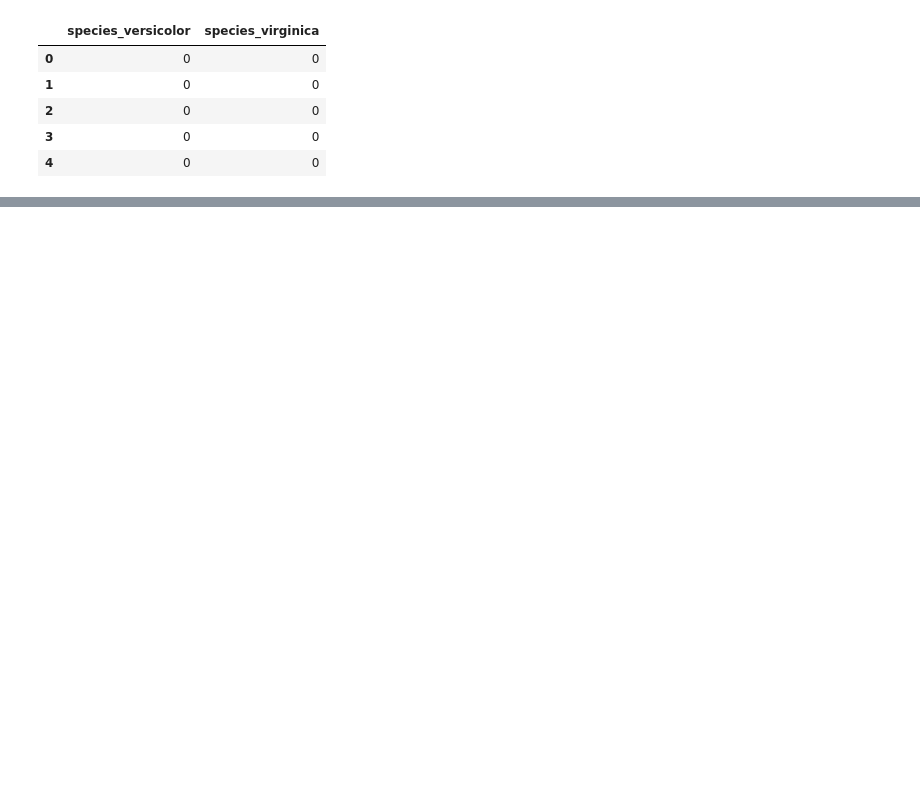
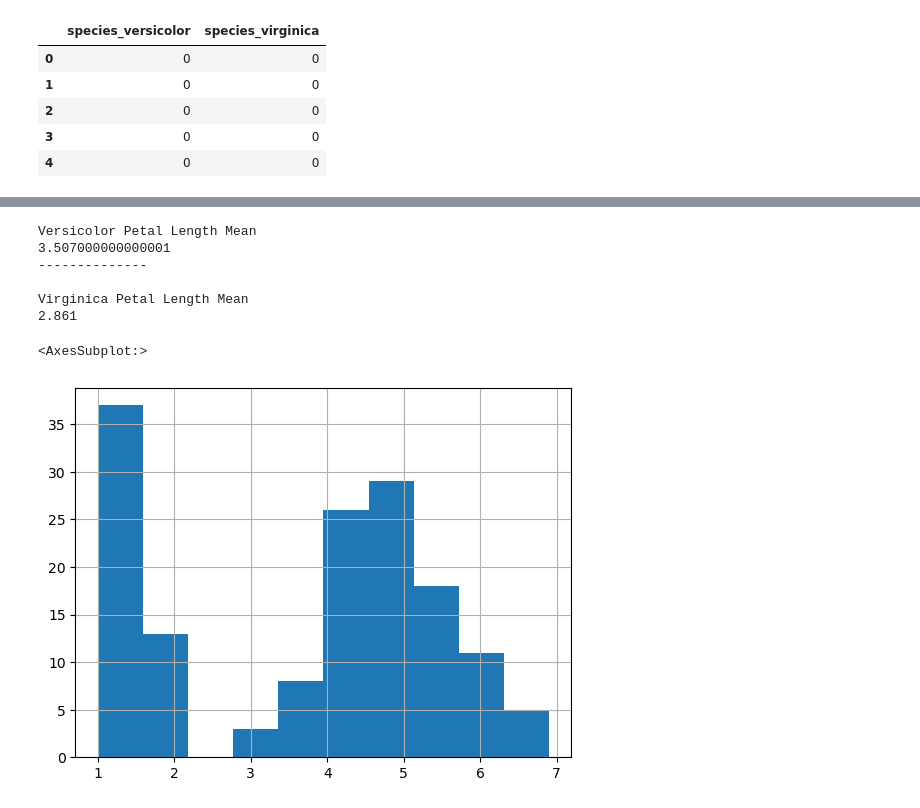
Before and after one commit to carlopdeleon/classification-exercises, a Jupyter notebook: classification_exercises.ipynb, the cells around one changed output, grey strips where cells are left out. Saved outputs shown, nothing was run; the diff lists cells and outputs as text; code cells hidden in the pictures; blank space fills up the shorter version.

```diff
--- a/classification_exercises.ipynb
+++ b/classification_exercises.ipynb
@@ -1006,0 +1074,18 @@ validate.head()
+# %%
+print('Versicolor Petal Length Mean')
+print(iris_explore[iris['species_versicolor'] ==0]['petal_length'].mean())
+print('--------------\n')
+print('Virginica Petal Length Mean')
+print(iris_explore[iris['species_virginica'] ==0]['petal_length'].mean())
+# %% [output]
+Versicolor Petal Length Mean
+3.507000000000001
+--------------
+
+Virginica Petal Length Mean
+2.861
+# %%
+iris_explore.petal_length.hist()
+# %% [output]
+<AxesSubplot:>
+[figure, added]
```
Also changed, not shown: parts of 172 cells of this notebook.
